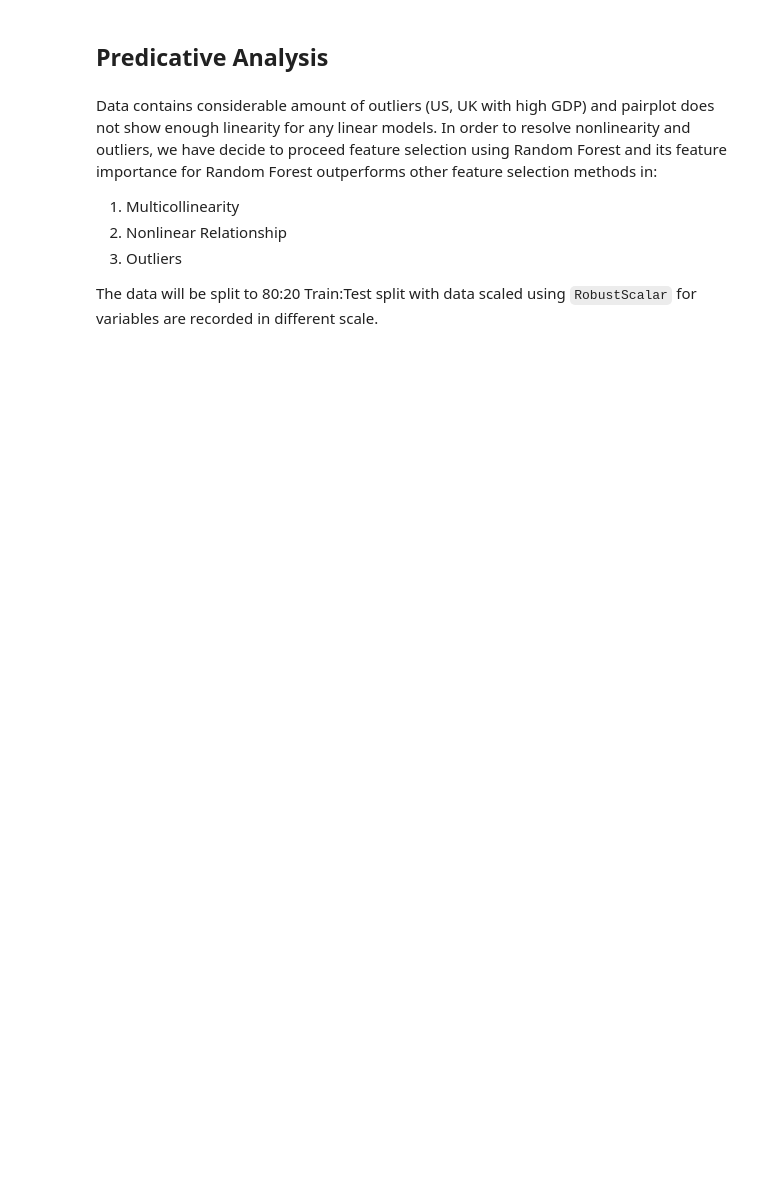
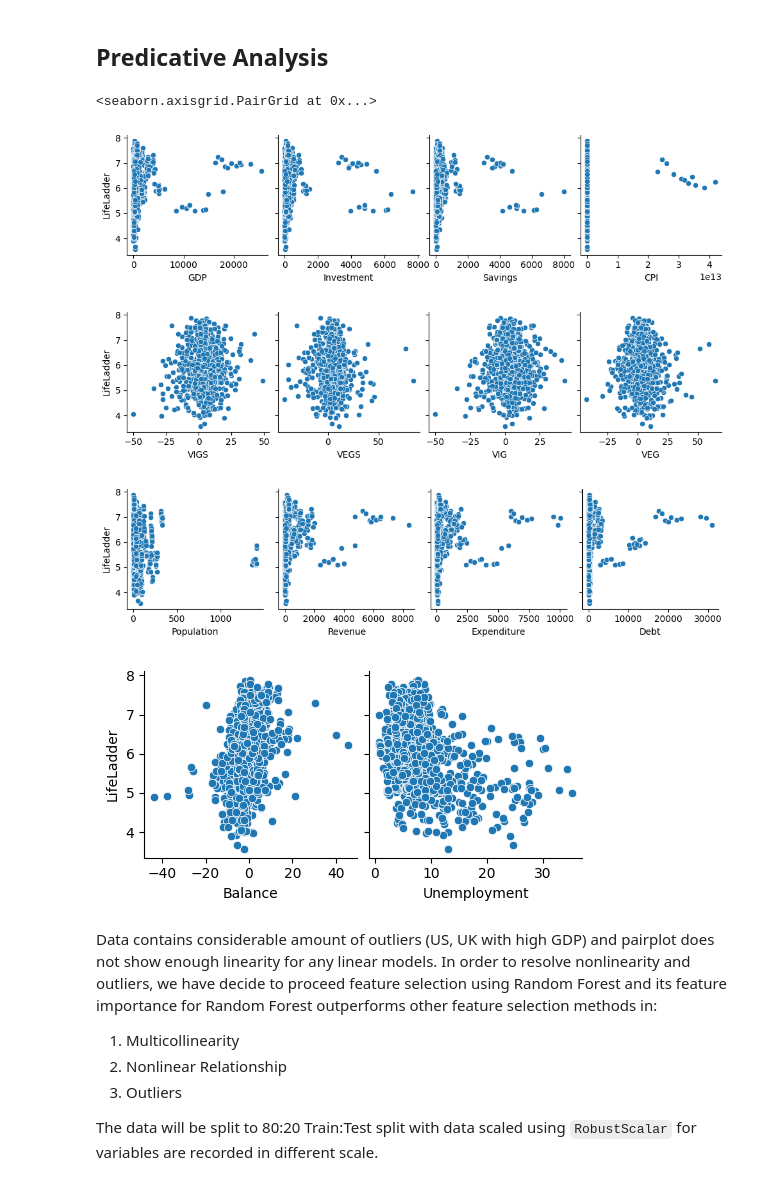
Before and after one commit to cskang3627/happiness, a Jupyter notebook: FinalProjectGroup_Sp23_The_Group.ipynb, the cells around one changed output. Saved outputs shown, nothing was run; the diff lists cells and outputs as text; code cells hidden in the pictures; blank space fills up the shorter version.

```diff
--- a/FinalProjectGroup_Sp23_The_Group.ipynb
+++ b/FinalProjectGroup_Sp23_The_Group.ipynb
@@ -1000,12 +986,17 @@ After getting the coefficients, we looked at the absolute value of the coefficie
 # %% [markdown]
 ## Predicative Analysis
 # %%
-# recorded in % of GDP, hence multiplied
-data = data.drop(columns = ["GDP per Capita", "logCPI", "PositiveAffect", "NegativeAffect"])
-sns.pairplot(data=data, y_vars=['LifeLadder'], x_vars=['GDP', 'Investment', 'Savings', 'CPI'])
-sns.pairplot(data=data, y_vars=['LifeLadder'], x_vars=['VIGS', 'VEGS', 'VIG', 'VEG'])
-sns.pairplot(data=data, y_vars=['LifeLadder'], x_vars=['Population', 'Revenue', 'Expenditure', 'Debt'])
-sns.pairplot(data=data, y_vars=['LifeLadder'], x_vars=['Balance', 'Unemployment'])
+data_pp = data.drop(columns = ["GDP per Capita", "logCPI", "PositiveAffect", "NegativeAffect"])
+sns.pairplot(data=data_pp, y_vars=['LifeLadder'], x_vars=['GDP', 'Investment', 'Savings', 'CPI'])
+sns.pairplot(data=data_pp, y_vars=['LifeLadder'], x_vars=['VIGS', 'VEGS', 'VIG', 'VEG'])
+sns.pairplot(data=data_pp, y_vars=['LifeLadder'], x_vars=['Population', 'Revenue', 'Expenditure', 'Debt'])
+sns.pairplot(data=data_pp, y_vars=['LifeLadder'], x_vars=['Balance', 'Unemployment'])
+# %% [output]
+<seaborn.axisgrid.PairGrid at 0x...>
+[figure, added]
+[figure, added]
+[figure, added]
+[figure, added]
 # %% [markdown]
 Data contains considerable amount of outliers (US, UK with high GDP) and pairplot does not show enough linearity for any linear models.
 In order to resolve nonlinearity and outliers, we have decide to proceed feature selection using Random Forest and its feature importance for Random Forest outperforms other feature selection methods in:
```
Also changed, not shown: parts of 18 cells of this notebook.
